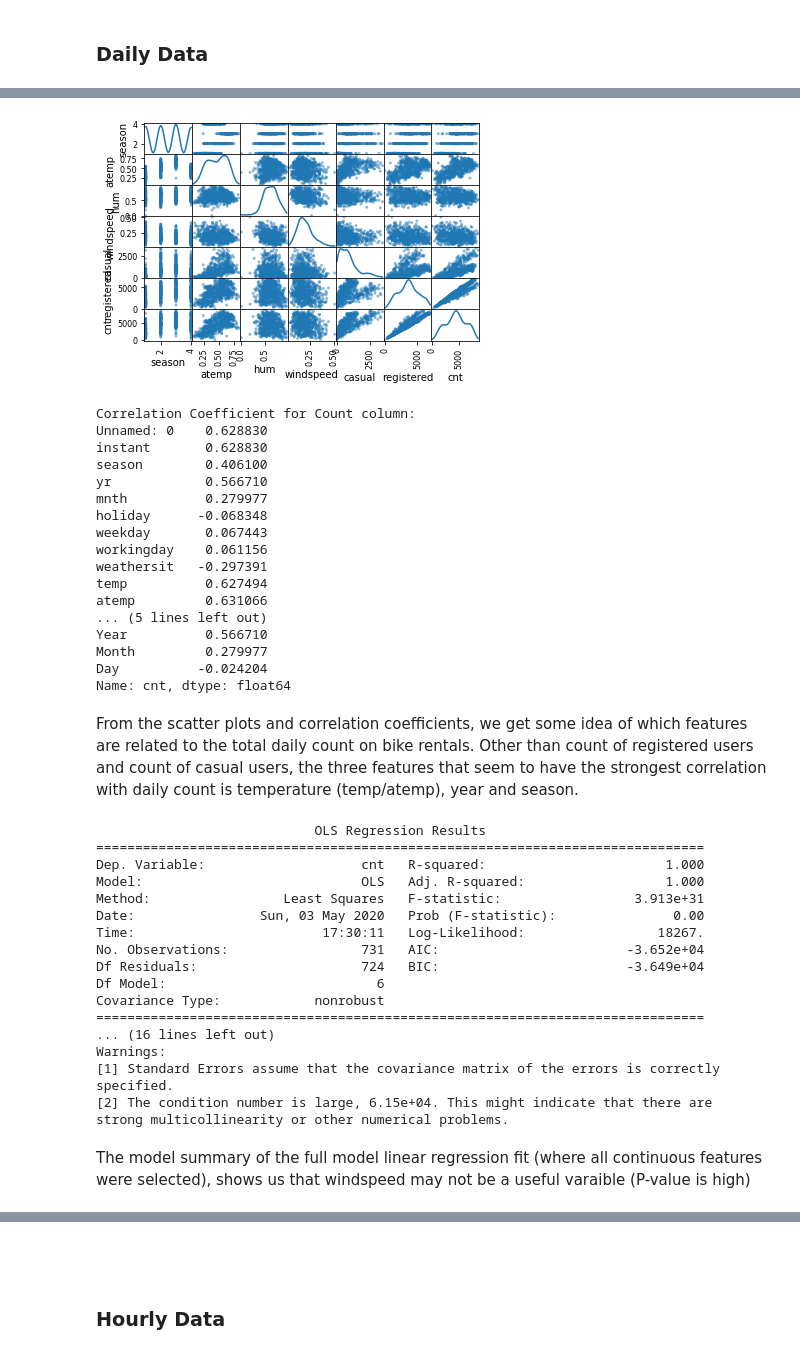
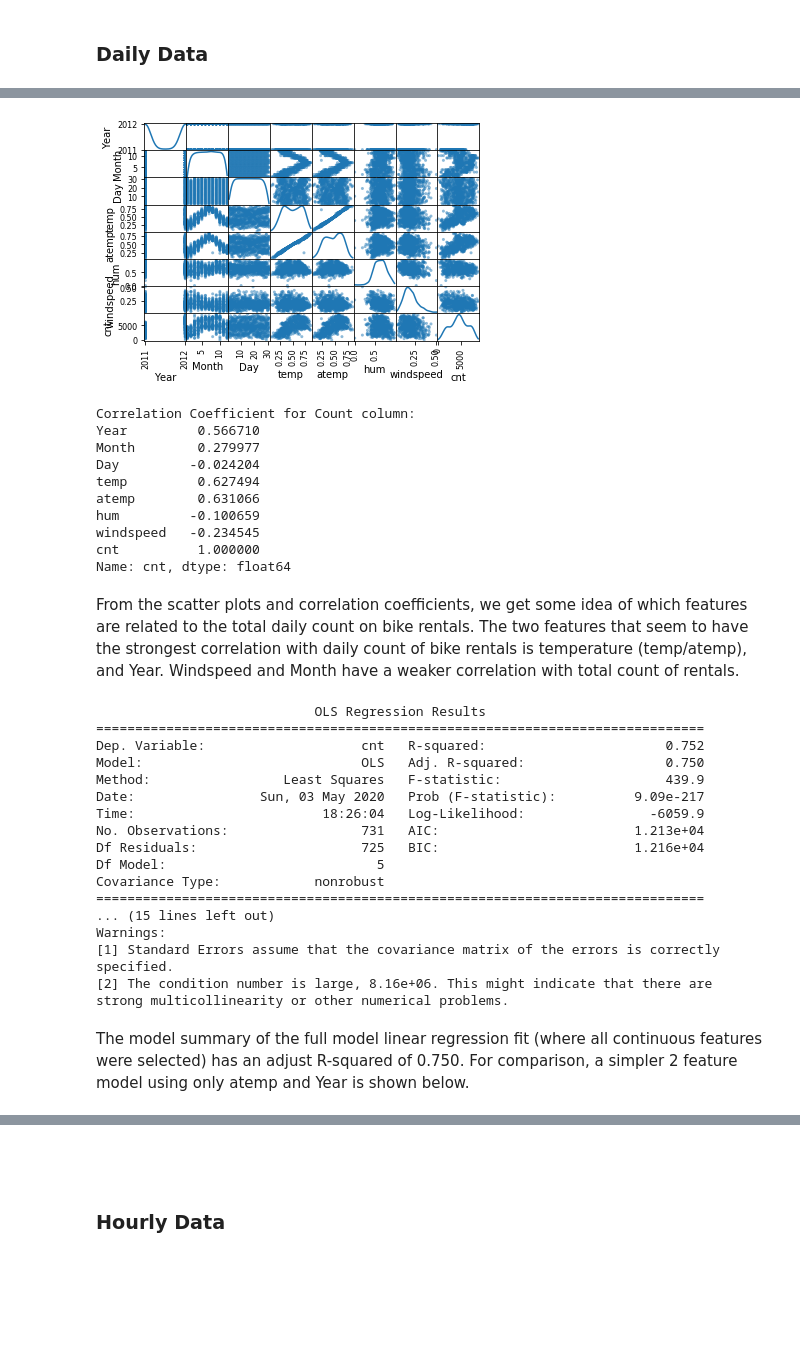
Before and after one commit to adigal12/BikeShare_MiniProject, a Jupyter notebook: Notebooks/2_EDA.ipynb, the cells around one changed output, grey strips where cells are left out. Cells and saved outputs as stored; diff of their text form; code cells hidden in the pictures; blank space fills up the shorter version.

```diff
--- a/Notebooks/2_EDA.ipynb
+++ b/Notebooks/2_EDA.ipynb
@@ -35,57 +35,50 @@ Rows, Columns =  (731, 20)
 | 4 | 4 | 5 | 2011-01-05 | 1 | 0 | 1 | 0 | 3 | 1 | 1 | ... |
 # %%
 # Continuous features
-daily_cont = daily[["season", "atemp", "hum", "windspeed", "casual", "registered", "cnt"]]
+daily_cont = daily[["Year", "Month", "Day", "temp", "atemp", "hum", "windspeed", "cnt"]]
 
 # Scatter plot of continous features
 scatter_matrix(daily_cont, diagonal = 'kde')
 plt.show()
 
 # Correlation analysis with "count" column
 print("Correlation Coefficient for Count column: ")
-print(daily.corr(method="pearson")["cnt"])
+print(daily_cont.corr(method="pearson")["cnt"])
 # %% [output]
-[figure, old version]
+[figure, new version]
 Correlation Coefficient for Count column:
-Unnamed: 0    0.628830
-instant       0.628830
-season        0.406100
-yr            0.566710
-mnth          0.279977
-holiday      -0.068348
-weekday       0.067443
-workingday    0.061156
-weathersit   -0.297391
-temp          0.627494
-atemp         0.631066
-... (5 lines left out)
-Year          0.566710
-Month         0.279977
-Day          -0.024204
+Year         0.566710
+Month        0.279977
+Day         -0.024204
+temp         0.627494
+atemp        0.631066
+hum         -0.100659
+windspeed   -0.234545
+cnt          1.000000
 Name: cnt, dtype: float64
 # %% [markdown]
-From the scatter plots and correlation coefficients, we get some idea of which features are related to the total daily count on bike rentals. Other than count of registered users and count of casual users, the three features that seem to have the strongest correlation with daily count is temperature (temp/atemp), year and season.
+From the scatter plots and correlation coefficients, we get some idea of which features are related to the total daily count on bike rentals. The two features that seem to have the strongest correlation with daily count of bike rentals is temperature (temp/atemp), and Year. Windspeed and Month have a weaker correlation with total count of rentals.
 # %%
 # Multivariate Regression Analysis with continuous features
-lm_daily_full = smf.ols('cnt ~ season + atemp + hum + windspeed + casual + registered', data = daily_cont).fit()
+lm_daily_full = smf.ols('cnt ~ atemp + Year + windspeed + Month + hum', data = daily_cont).fit()
 print(lm_daily_full.summary())
 # %% [output]
                             OLS Regression Results
 ==============================================================================
-Dep. Variable:                    cnt   R-squared:                       1.000
-Model:                            OLS   Adj. R-squared:                  1.000
-Method:                 Least Squares   F-statistic:                 3.913e+31
-Date:                Sun, 03 May 2020   Prob (F-statistic):               0.00
-Time:                        17:30:11   Log-Likelihood:                 18267.
-No. Observations:                 731   AIC:                        -3.652e+04
-Df Residuals:                     724   BIC:                        -3.649e+04
-Df Model:                           6
+Dep. Variable:                    cnt   R-squared:                       0.752
+Model:                            OLS   Adj. R-squared:                  0.750
+Method:                 Least Squares   F-statistic:                     439.9
+Date:                Sun, 03 May 2020   Prob (F-statistic):          9.09e-217
+Time:                        18:26:04   Log-Likelihood:                -6059.9
+No. Observations:                 731   AIC:                         1.213e+04
+Df Residuals:                     725   BIC:                         1.216e+04
+Df Model:                           5
 Covariance Type:            nonrobust
 ==============================================================================
-... (16 lines left out)
+... (15 lines left out)
 Warnings:
 [1] Standard Errors assume that the covariance matrix of the errors is correctly specified.
-[2] The condition number is large, 6.15e+04. This might indicate that there are
+[2] The condition number is large, 8.16e+06. This might indicate that there are
 strong multicollinearity or other numerical problems.
 # %% [markdown]
-The model summary of the full model linear regression fit (where all continuous features were selected), shows us that windspeed may not be a useful varaible (P-value is high)
+The model summary of the full model linear regression fit (where all continuous features were selected) has an adjust R-squared of 0.750. For comparison, a simpler 2 feature model using only atemp and Year is shown below.
```
Also changed, not shown: parts of 7 cells of this notebook, 4 other files.
